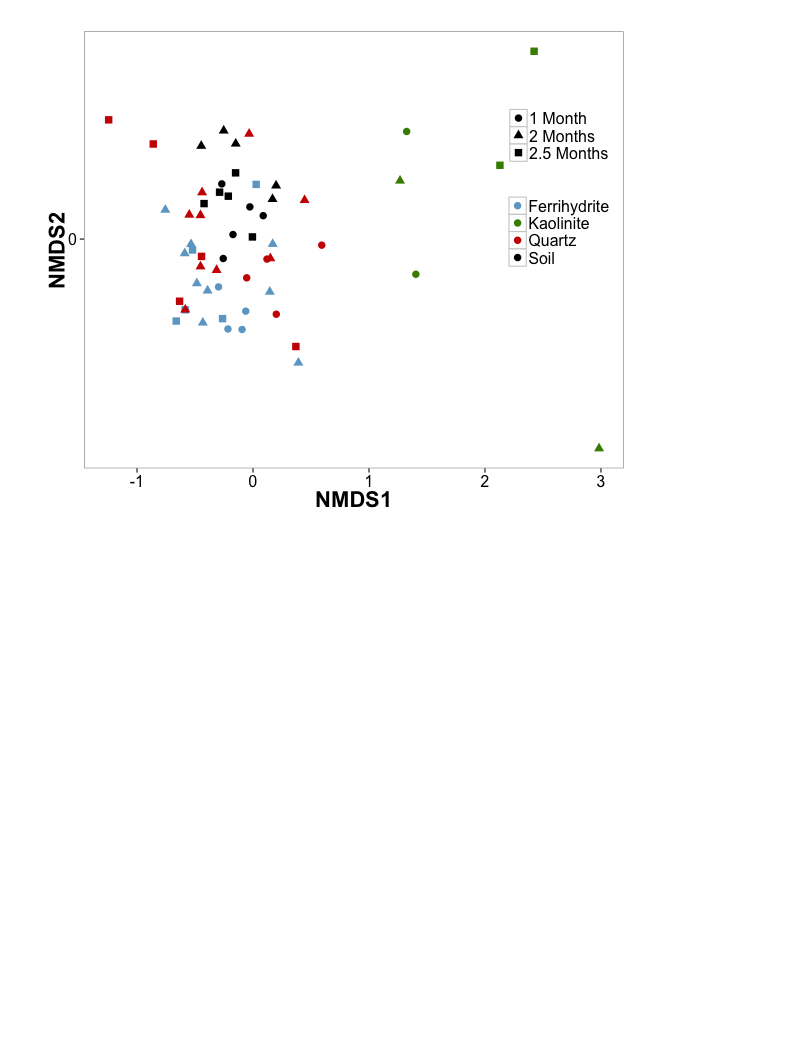
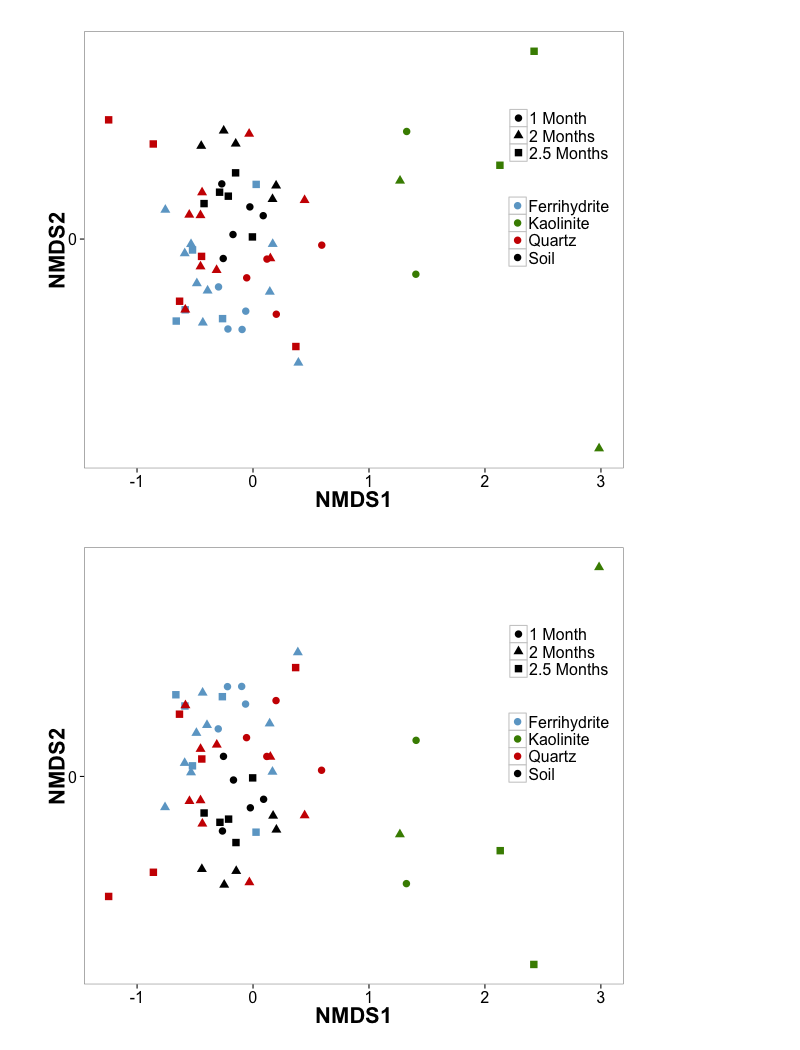
Before and after one commit to TheaWhitman/MineralITS, a Jupyter notebook: manuscript_figures/Ordination_plots.ipynb, the cells around one changed output. Drawn from its saved outputs; the diff is of its cells as text; code cells hidden in the pictures; blank space fills up the shorter version.

```diff
--- a/manuscript_figures/Ordination_plots.ipynb
+++ b/manuscript_figures/Ordination_plots.ipynb
@@ -152,3 +152,41 @@ p
 # %%
 %%R
 ggsave(filename="NMDS-ITS-AllMonths.Argonne.jpg", plot=p ,width=6, height=6)
+# %%
+%%R -h 500 -w 600
+
+# Creates an plot object, using the df.sites data, with the x and y axes specified as the PCoA axes,
+sample_data(ps_snorm)$MonthName=ifelse(sample_data(ps_snorm)$Month==2.0,"1 Month", ifelse(sample_data(ps_snorm)$Month==2.5,"2 Months","2.5 Months"))
+
+p = plot_ordination(ps_snorm, ord.full, color = "Trtmt", shape = "MonthName")
+
+# Determines the size of the symbols
+p = p  + geom_point(size=3.5) + scale_colour_manual(values=c("skyblue3","chartreuse4","red3","black","gold1"))
+
+p = p + guides(colour = guide_legend(""), shape = guide_legend(""))
+# Determines the color theme of the plot overall
+
+p = p + scale_x_continuous(breaks=c(-1,0,1,2,3))
+p = p + scale_y_continuous(breaks=c(-2,0,2))
+
+p = p + theme_bw() +
+    theme(
+    #legend.position = "right"
+      legend.justification=c(1,1),
+      legend.position=c(1,0.9)
+    ,plot.background = element_blank()
+    ,panel.grid.major = element_blank()
+    ,panel.grid.minor = element_blank()
+    ,strip.text.x = element_text(size=14, face="bold")
+    ,axis.title = element_text(size=22, face='bold')
+    ,axis.text = element_text(size=16)
+    ,legend.text = element_text(size=16)
+    ,legend.title = element_text(size = 22)
+    ,strip.background = element_rect(colour="white", fill="white"))
+
+#p = p + facet_grid(~MonthName)
+# Adds a "facet_wrap" to it, which means it will plot it separately by whatever we specify - here, Days
+
+p
+# %% [output]
+[figure, added]
```
Also changed, not shown: parts of 2 cells of this notebook, 9 other files.
